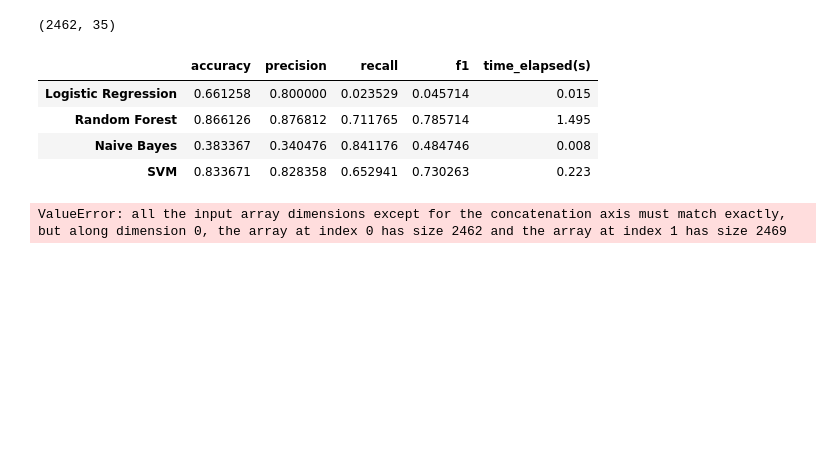
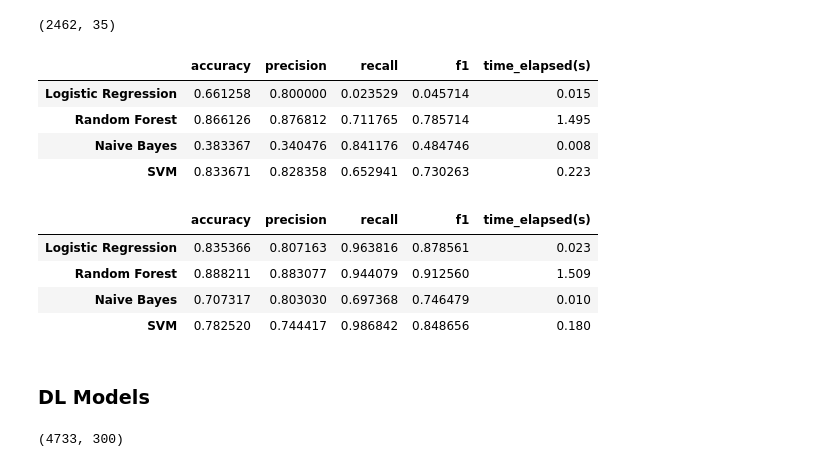
Before and after one commit to J-o-e-M/Social-Media-Mining-Project, a Jupyter notebook: main.ipynb, the cells around one changed output. Cells and saved outputs as stored; diff of their text form; code cells hidden in the pictures; blank space fills up the shorter version.

```diff
--- a/main.ipynb
+++ b/main.ipynb
@@ -682,26 +682,67 @@ tfidf_results_df
 | SVM | 0.833671 | 0.828358 | 0.652941 | 0.730263 | 0.223 |
 # %%
 #create metadata features
+metadata_features = [   "score",
+                        "user_awardee_karma",
+                        "user_awarder_karma",
+                        "user_total_karma",
+                        "user_comment_karma",
+                        "user_link_karma",
+                        # "summer",
+                        "fall",
+                        "winter",
+                        "spring",
+                        # "post_year"
+                     ]
 metadata_matrix = df[metadata_features].values
 metadata_matrix = preprocessing.StandardScaler().fit_transform(metadata_matrix) # the metadata matrix is standardized
 # %%
 X = df["avg_sentence_vector"].values.tolist()
 X = np.concatenate([X, metadata_matrix], axis=1)
-y = df["subreddit"].apply(lambda x: 1 if x == "climate_science" else 0)
+y = df["subreddit"].apply(lambda x: 0 if x == "climate_science" else 1)
 
 #delete rows with NaN values in X and y
 nan_indices = np.isnan(X).any(axis=1)
 X = X[~nan_indices]
 y = y[~nan_indices]
 
-X_train, X_test, y_train, y_test = train_test_split(X, y, test_size=0.2, random_state=42)
+X_train, X_test, y_train, y_test = train_test_split(X, y, test_size=0.2)
 
 metadata_results = {}
 
 for classifier in classifiers:
     name, model = classifier
     metadata_results[name] = train_and_test(model, X_train, X_test, y_train, y_test)
 
 metadata_results_df = pd.DataFrame(metadata_results).T
+metadata_results_df
 # %% [output]
-ValueError: all the input array dimensions except for the concatenation axis must match exactly, but along dimension 0, the array at index 0 has size 2462 and the array at index 1 has size 2469
+|  | accuracy | precision | recall | f1 | time_elapsed(s) |
+| Logistic Regression | 0.835366 | 0.807163 | 0.963816 | 0.878561 | 0.023 |
+| Random Forest | 0.888211 | 0.883077 | 0.944079 | 0.912560 | 1.509 |
+| Naive Bayes | 0.707317 | 0.803030 | 0.697368 | 0.746479 | 0.010 |
+| SVM | 0.782520 | 0.744417 | 0.986842 | 0.848656 | 0.180 |
+# %% [markdown]
+### DL Models
+# %%
+import torch
+import torch.nn as nn
+import torch.optim as optim
+from torch.utils.data import DataLoader, TensorDataset
+
+#build the embedding matrix using the top 5000 words
+embedding_matrix =[[0] * 300] #this matrix will contain the word embeddings for the top 5000 words #the first row will be the embedding for the padding token which is 0
+word_indices = {} #this dictionary will map each word to its index in the embedding matrix, this is needed when we train the neural network, the input to the neural network will be the index of the word in the embedding matrix
+idx = 1
+for i, word in enumerate(top_5000_words):
+    if word in word2vec_model.key_to_index:
+        embedding_matrix.append(word2vec_model[word])
+        word_indices[word] = idx
+        idx += 1
+
+    else:
+        continue
+embedding_matrix = np.array(embedding_matrix)
+print(embedding_matrix.shape)
+# %% [output]
+(4733, 300)
```
Also changed, not shown: parts of 16 cells of this notebook.
